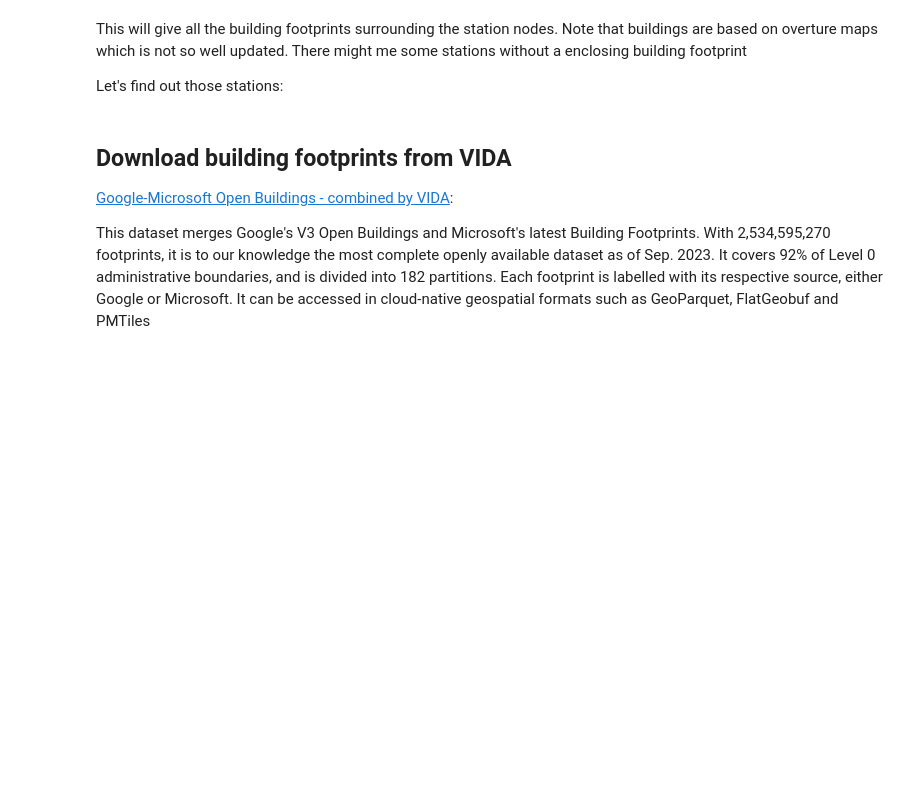
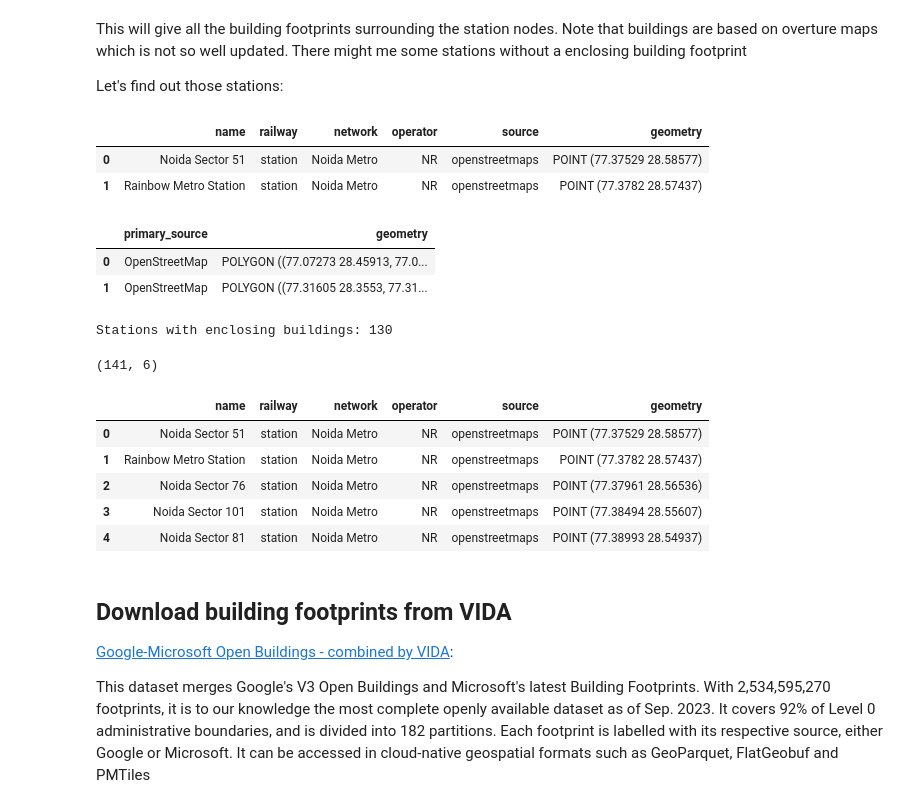
Before and after one commit to kavyajeetbora/metro_accessibility, a Jupyter notebook: notebooks/ETL_Station_Footprints.ipynb, the cells around one changed output. Cells and saved outputs as stored; diff of their text form; code cells hidden in the pictures; blank space fills up the shorter version.

```diff
--- a/notebooks/ETL_Station_Footprints.ipynb
+++ b/notebooks/ETL_Station_Footprints.ipynb
@@ -197,0 +181,30 @@ Let's find out those stations:
+# %%
+station_nodes.head(2)
+# %% [output]
+|  | name | railway | network | operator | source | geometry |
+| 0 | Noida Sector 51 | station | Noida Metro | NR | openstreetmaps | POINT (77.37529 28.58577) |
+| 1 | Rainbow Metro Station | station | Noida Metro | NR | openstreetmaps | POINT (77.3782 28.57437) |
+# %%
+sbf.head(2)
+# %% [output]
+|  | primary_source | geometry |
+| 0 | OpenStreetMap | POLYGON ((77.07273 28.45913, 77.0... |
+| 1 | OpenStreetMap | POLYGON ((77.31605 28.3553, 77.31... |
+# %%
+bf = buffered_stations.sjoin(sbf, how='inner', predicate='intersects').copy()
+print('Stations with enclosing buildings:', bf.shape[0])
+# %% [output]
+Stations with enclosing buildings: 130
+# %%
+no_bf_index = list(set(station_nodes.index).difference(set(bf.index)))
+no_bf = station_nodes.loc[no_bf_index]
+print(no_bf.shape)
+no_bf.head()
+# %% [output]
+(141, 6)
+|  | name | railway | network | operator | source | geometry |
+| 0 | Noida Sector 51 | station | Noida Metro | NR | openstreetmaps | POINT (77.37529 28.58577) |
+| 1 | Rainbow Metro Station | station | Noida Metro | NR | openstreetmaps | POINT (77.3782 28.57437) |
+| 2 | Noida Sector 76 | station | Noida Metro | NR | openstreetmaps | POINT (77.37961 28.56536) |
+| 3 | Noida Sector 101 | station | Noida Metro | NR | openstreetmaps | POINT (77.38494 28.55607) |
+| 4 | Noida Sector 81 | station | Noida Metro | NR | openstreetmaps | POINT (77.38993 28.54937) |
```
Also changed, not shown: parts of 14 cells of this notebook.
